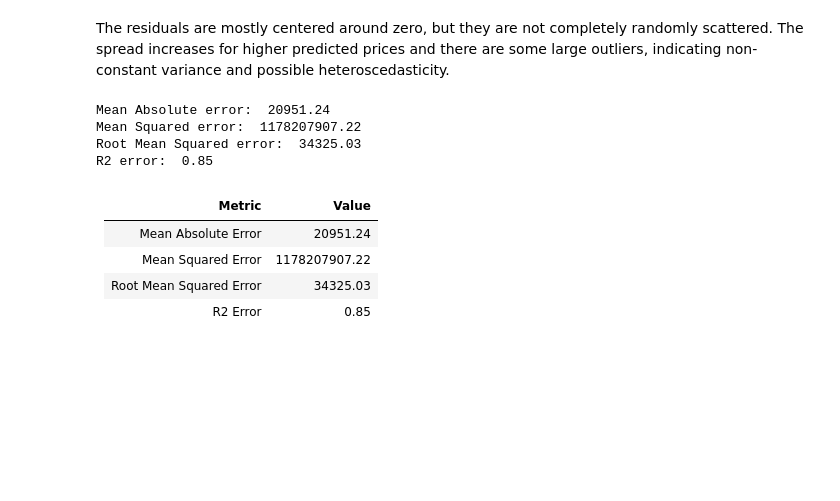
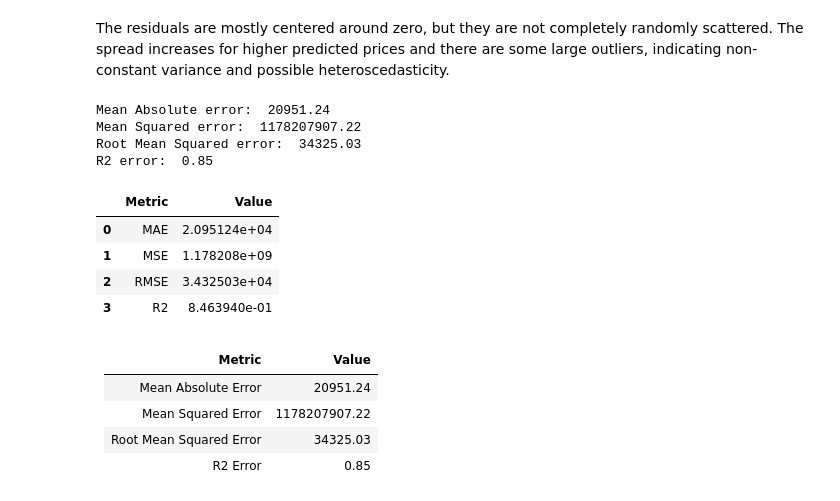
Before and after one commit to noormangi17/ML-Tasks, a Jupyter notebook: Lab5/lab5_FatehNoor_house_price.ipynb, the cells around one changed output. Drawn from its saved outputs; the diff is of its cells as text; code cells hidden in the pictures; blank space fills up the shorter version.

```diff
--- a/Lab5/lab5_FatehNoor_house_price.ipynb
+++ b/Lab5/lab5_FatehNoor_house_price.ipynb
@@ -247,22 +263,32 @@ The residuals are mostly centered around zero, but they are not completely rando
 # %%
 #task12
 from sklearn.metrics import (mean_absolute_error,
                             mean_squared_error,
                             root_mean_squared_error,
                             r2_score)
 mae=mean_absolute_error(y_test,y_pred)
 mse=mean_squared_error(y_test,y_pred)
 rmse=root_mean_squared_error(y_test,y_pred)
 r2=r2_score(y_test,y_pred)
 print("Mean Absolute error: ",round(mae,2))
 print("Mean Squared error: ",round(mse,2))
 print("Root Mean Squared error: ",round(rmse,2))
 print("R2 error: ",round(r2,2))
+table2=pd.DataFrame({
+    "Metric":["MAE","MSE","RMSE","R2"],
+    "Value":[mae,mse,rmse,r2]
+})
+table2
 # %% [output]
 Mean Absolute error:  20951.24
 Mean Squared error:  1178207907.22
 Root Mean Squared error:  34325.03
 R2 error:  0.85
+|  | Metric | Value |
+| 0 | MAE | 2.095124e+04 |
+| 1 | MSE | 1.178208e+09 |
+| 2 | RMSE | 3.432503e+04 |
+| 3 | R2 | 8.463940e-01 |
 # %% [markdown]
 | Metric | Value |
 |---:|---:|
```
Also changed, not shown: parts of 2 cells of this notebook, 5 other files.
